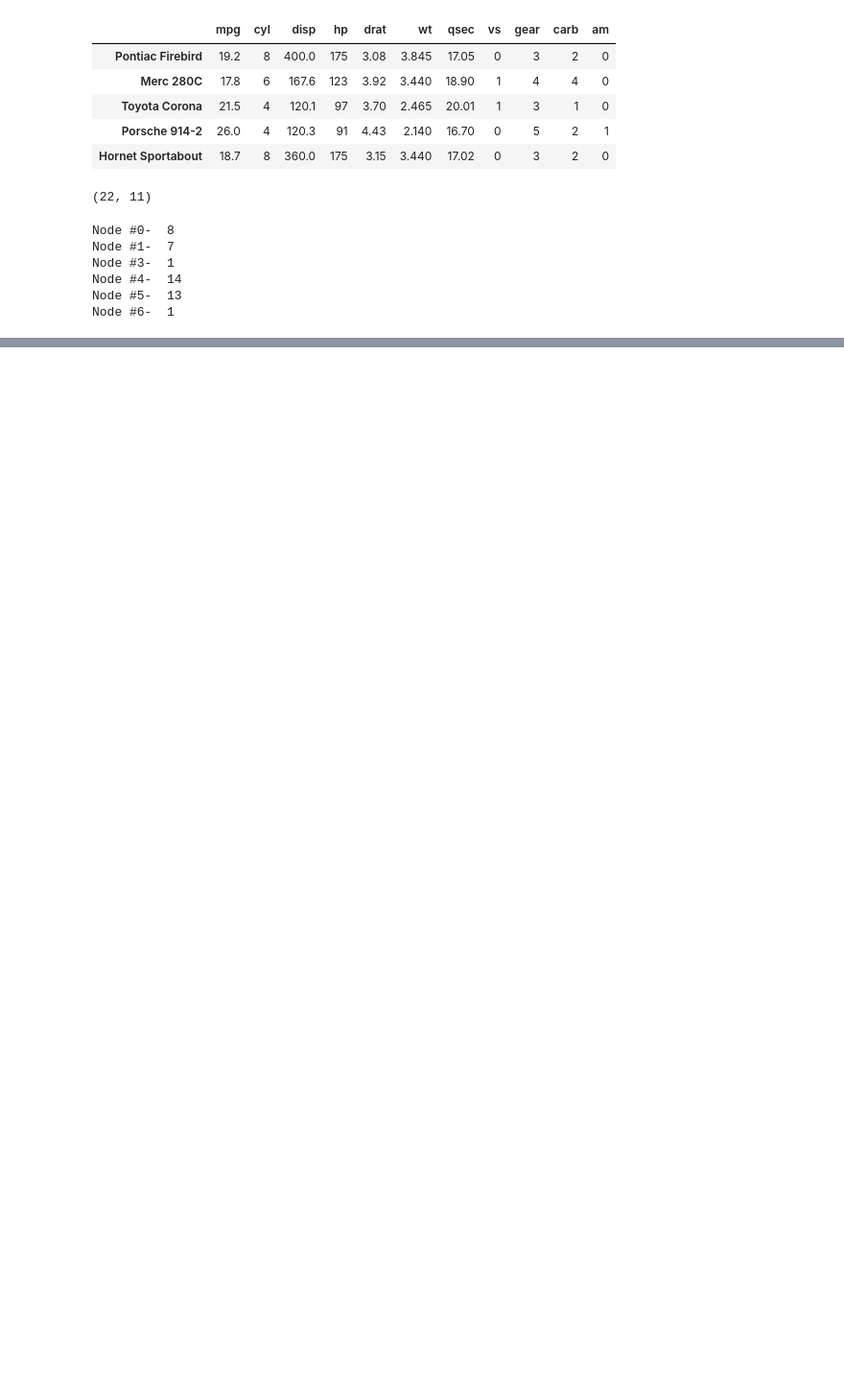
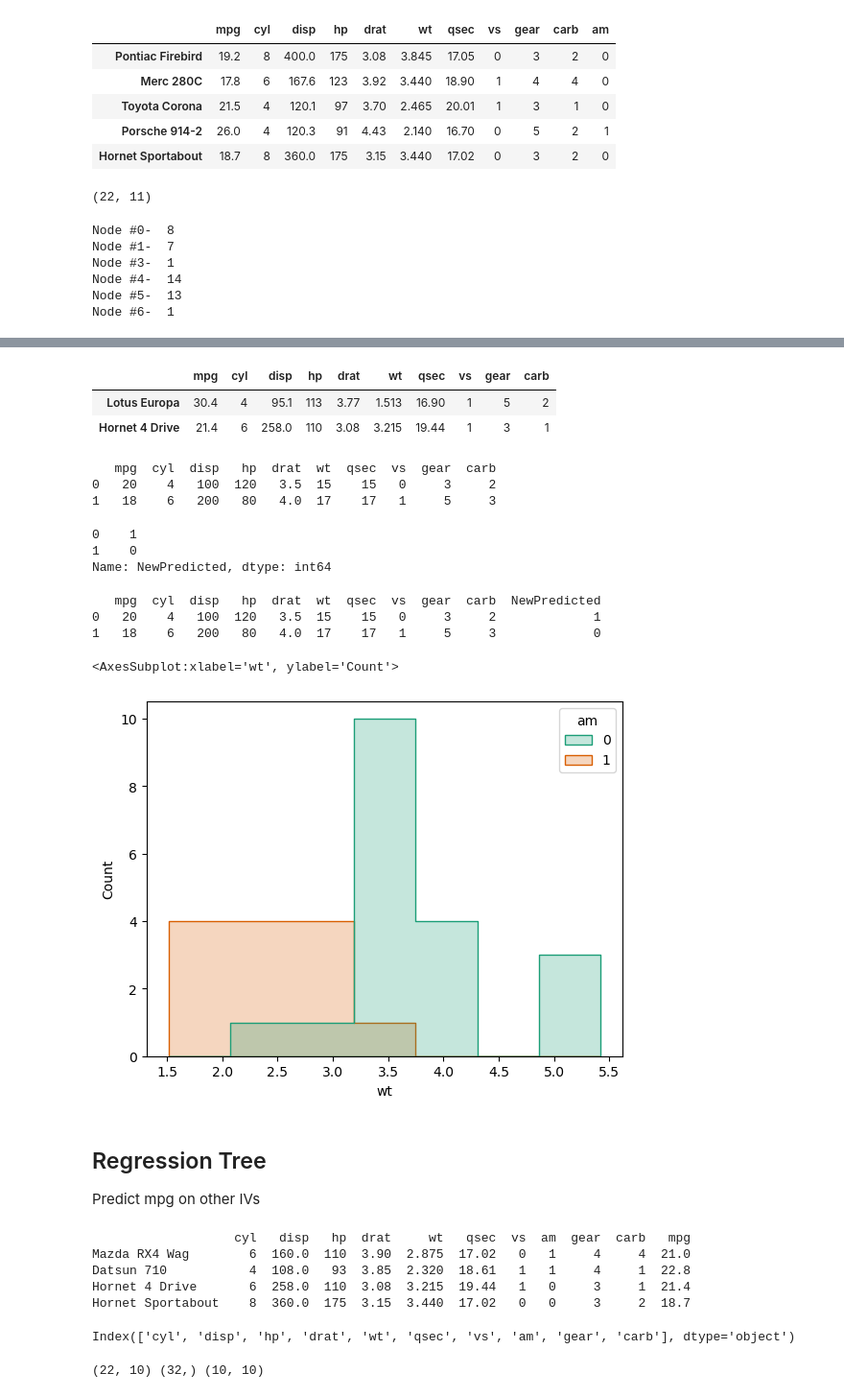
Before and after one commit to DUanalytics/pyJupyter, a Jupyter notebook: 07-analytics2/3DTC/DT_mtcars.ipynb, the cells around one changed output, grey strips where cells are left out. Shown at 96% size. Cells and saved outputs as stored; diff of their text form; code cells hidden in the pictures; blank space fills up the shorter version.

```diff
--- a/07-analytics2/3DTC/DT_mtcars.ipynb
+++ b/07-analytics2/3DTC/DT_mtcars.ipynb
@@ -234,0 +218,36 @@ plot_tree(clf1, feature_names=X.columns, fontsize=10, filled=True, precision=2);
+# %%
+X1_test.head(2)
+# %% [output]
+|  | mpg | cyl | disp | hp | drat | wt | qsec | vs | gear | carb |
+| Lotus Europa | 30.4 | 4 | 95.1 | 113 | 3.77 | 1.513 | 16.90 | 1 | 5 | 2 |
+| Hornet 4 Drive | 21.4 | 6 | 258.0 | 110 | 3.08 | 3.215 | 19.44 | 1 | 3 | 1 |
+# %%
+#lets us create new data and predict wether car will be auto or manual
+X1_test_new = pd.DataFrame({'mpg':[20,18], 'cyl':[4,6], 'disp':[100,200], 'hp':[120, 80], 'drat':[3.5, 4], 'wt':[15,17], 'qsec':[15,17],
+                            'vs':[0,1],  'gear':[3,5], 'carb':[2,3]})
+print(X1_test_new)
+# %% [output]
+   mpg  cyl  disp   hp  drat  wt  qsec  vs  gear  carb
+0   20    4   100  120   3.5  15    15   0     3     2
+1   18    6   200   80   4.0  17    17   1     5     3
+# %%
+pd.Series(clf1.predict(X1_test_new), name='NewPredicted' )
+# %% [output]
+0    1
+1    0
+Name: NewPredicted, dtype: int64
+# %%
+print(pd.concat([X1_test_new, pd.Series(clf1.predict(X1_test_new), name='NewPredicted' )], axis=1))
+# %% [output]
+   mpg  cyl  disp   hp  drat  wt  qsec  vs  gear  carb  NewPredicted
+0   20    4   100  120   3.5  15    15   0     3     2             1
+1   18    6   200   80   4.0  17    17   1     5     3             0
+# %%
+## Visualise : how
+sns.histplot(data=df, x="wt", hue="am", palette="Dark2", element='step')
+# %% [output]
+<AxesSubplot:xlabel='wt', ylabel='Count'>
+[figure, added]
+# %% [markdown]
+## Regression Tree
+Predict mpg on other IVs
@@ -234,0 +256,17 @@ plot_tree(clf1, feature_names=X.columns, fontsize=10, filled=True, precision=2);
+# %%
+# class - am
+X2 = df.drop(['mpg'], axis=1) #df.drop(['A'], axis=1)
+y2 = df['mpg']
+print(pd.concat([X2,y2], axis=1)[1:5])
+# %% [output]
+                   cyl   disp   hp  drat     wt   qsec  vs  am  gear  carb   mpg
+Mazda RX4 Wag        6  160.0  110  3.90  2.875  17.02   0   1     4     4  21.0
+Datsun 710           4  108.0   93  3.85  2.320  18.61   1   1     4     1  22.8
+Hornet 4 Drive       6  258.0  110  3.08  3.215  19.44   1   0     3     1  21.4
+Hornet Sportabout    8  360.0  175  3.15  3.440  17.02   0   0     3     2  18.7
+# %%
+feature_columns2 = X2.columns
+#target_label = Counter(y)
+print(feature_columns2)
+# %% [output]
+Index(['cyl', 'disp', 'hp', 'drat', 'wt', 'qsec', 'vs', 'am', 'gear', 'carb'], dtype='object')
@@ -234,0 +276,4 @@ plot_tree(clf1, feature_names=X.columns, fontsize=10, filled=True, precision=2);
+# %%
+print(X2_train.shape, y2.shape, X2_test.shape)
+# %% [output]
+(22, 10) (32,) (10, 10)
```
Also changed, not shown: parts of 72 cells of this notebook, 3 other files.
